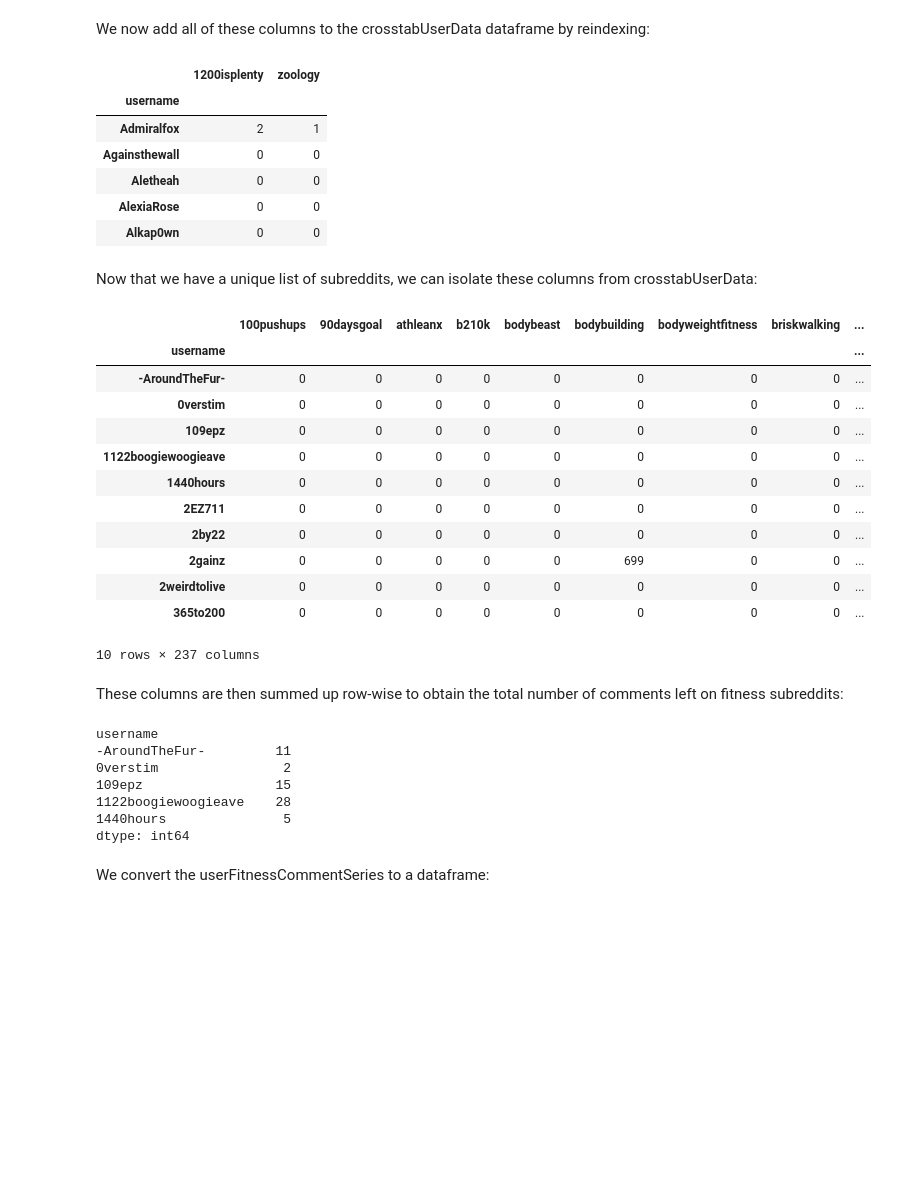
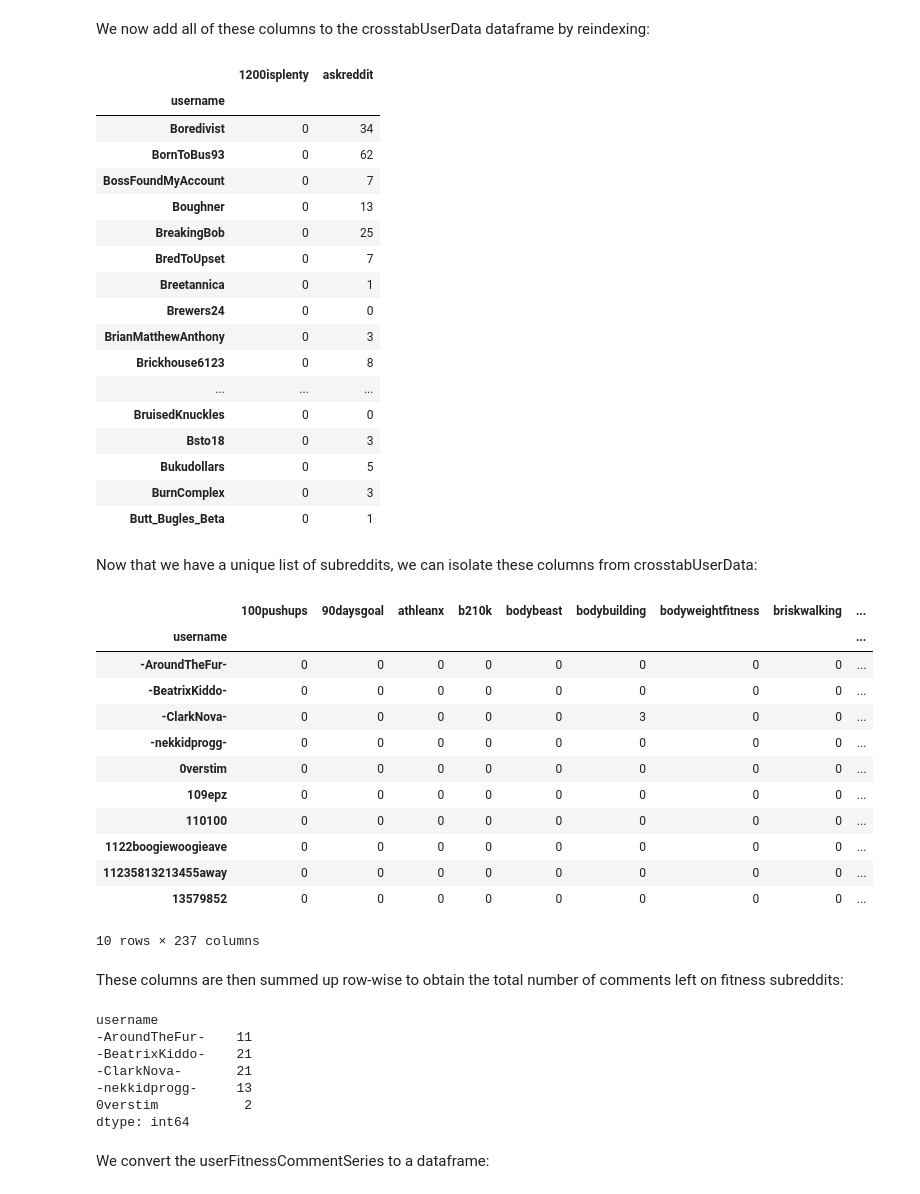
Before and after one commit to asuther/WeightLossReddit, a Jupyter notebook: Work/6.15.15 - Organizing User Data.ipynb, the cells around one changed output. Cells and saved outputs as stored; diff of their text form; code cells hidden in the pictures; blank space fills up the shorter version.

```diff
--- a/Work/6.15.15 - Organizing User Data.ipynb
+++ b/Work/6.15.15 - Organizing User Data.ipynb
@@ -10,0 +79,2 @@ userData = pd.read_csv("Data/Archive/UserComments1488.csv")
+# %%
+userData = redditDataIO.loadData(tableName = 'rawCommentData')
@@ -157,15 +219,26 @@ print fullSubredditListUnqiues[0:5]
 We now add all of these columns to the crosstabUserData dataframe by reindexing:
 # %%
 crosstabUserDataAllSubreddits = crosstabUserData.reindex(columns=fullSubredditListUnqiues, fill_value=0)
-crosstabUserDataAllSubreddits.ix[20:25,['1200isplenty','zoology']]
+crosstabUserDataAllSubreddits.ix[200:225,['1200isplenty','askreddit']]
 # %% [output]
-|  | 1200isplenty | zoology |
+|  | 1200isplenty | askreddit |
 | username |  |  |
-| Admiralfox | 2 | 1 |
-| Againsthewall | 0 | 0 |
-| Aletheah | 0 | 0 |
-| AlexiaRose | 0 | 0 |
-| Alkap0wn | 0 | 0 |
+| Boredivist | 0 | 34 |
+| BornToBus93 | 0 | 62 |
+| BossFoundMyAccount | 0 | 7 |
+| Boughner | 0 | 13 |
+| BreakingBob | 0 | 25 |
+| BredToUpset | 0 | 7 |
+| Breetannica | 0 | 1 |
+| Brewers24 | 0 | 0 |
+| BrianMatthewAnthony | 0 | 3 |
+| Brickhouse6123 | 0 | 8 |
+| ... | ... | ... |
+| BruisedKnuckles | 0 | 0 |
+| Bsto18 | 0 | 3 |
+| Bukudollars | 0 | 5 |
+| BurnComplex | 0 | 3 |
+| Butt_Bugles_Beta | 0 | 1 |
 # %% [markdown]
 Now that we have a unique list of subreddits, we can isolate these columns from crosstabUserData:
 # %%
@@ -176,15 +249,15 @@ crosstabUserDataFitness.head(10)
 |  | 100pushups | 90daysgoal | athleanx | b210k | bodybeast | bodybuilding | bodyweightfitness | briskwalking | ... |
 | username |  |  |  |  |  |  |  |  | ... |
 | -AroundTheFur- | 0 | 0 | 0 | 0 | 0 | 0 | 0 | 0 | ... |
+| -BeatrixKiddo- | 0 | 0 | 0 | 0 | 0 | 0 | 0 | 0 | ... |
+| -ClarkNova- | 0 | 0 | 0 | 0 | 0 | 3 | 0 | 0 | ... |
+| -nekkidprogg- | 0 | 0 | 0 | 0 | 0 | 0 | 0 | 0 | ... |
 | 0verstim | 0 | 0 | 0 | 0 | 0 | 0 | 0 | 0 | ... |
 | 109epz | 0 | 0 | 0 | 0 | 0 | 0 | 0 | 0 | ... |
+| 110100 | 0 | 0 | 0 | 0 | 0 | 0 | 0 | 0 | ... |
 | 1122boogiewoogieave | 0 | 0 | 0 | 0 | 0 | 0 | 0 | 0 | ... |
-| 1440hours | 0 | 0 | 0 | 0 | 0 | 0 | 0 | 0 | ... |
-| 2EZ711 | 0 | 0 | 0 | 0 | 0 | 0 | 0 | 0 | ... |
-| 2by22 | 0 | 0 | 0 | 0 | 0 | 0 | 0 | 0 | ... |
-| 2gainz | 0 | 0 | 0 | 0 | 0 | 699 | 0 | 0 | ... |
-| 2weirdtolive | 0 | 0 | 0 | 0 | 0 | 0 | 0 | 0 | ... |
-| 365to200 | 0 | 0 | 0 | 0 | 0 | 0 | 0 | 0 | ... |
+| 11235813213455away | 0 | 0 | 0 | 0 | 0 | 0 | 0 | 0 | ... |
+| 13579852 | 0 | 0 | 0 | 0 | 0 | 0 | 0 | 0 | ... |
 10 rows × 237 columns
 # %% [markdown]
 These columns are then summed up row-wise to obtain the total number of comments left on fitness subreddits:
@@ -193,11 +266,11 @@ userFitnessCommentSeries = crosstabUserDataFitness.sum(axis=1)
 userFitnessCommentSeries.head()
 # %% [output]
 username
--AroundTheFur-         11
-0verstim                2
-109epz                 15
-1122boogiewoogieave    28
-1440hours               5
+-AroundTheFur-    11
+-BeatrixKiddo-    21
+-ClarkNova-       21
+-nekkidprogg-     13
+0verstim           2
 dtype: int64
 # %% [markdown]
 We convert the userFitnessCommentSeries to a dataframe:
```
Also changed, not shown: parts of 28 cells of this notebook, 23 other files.
